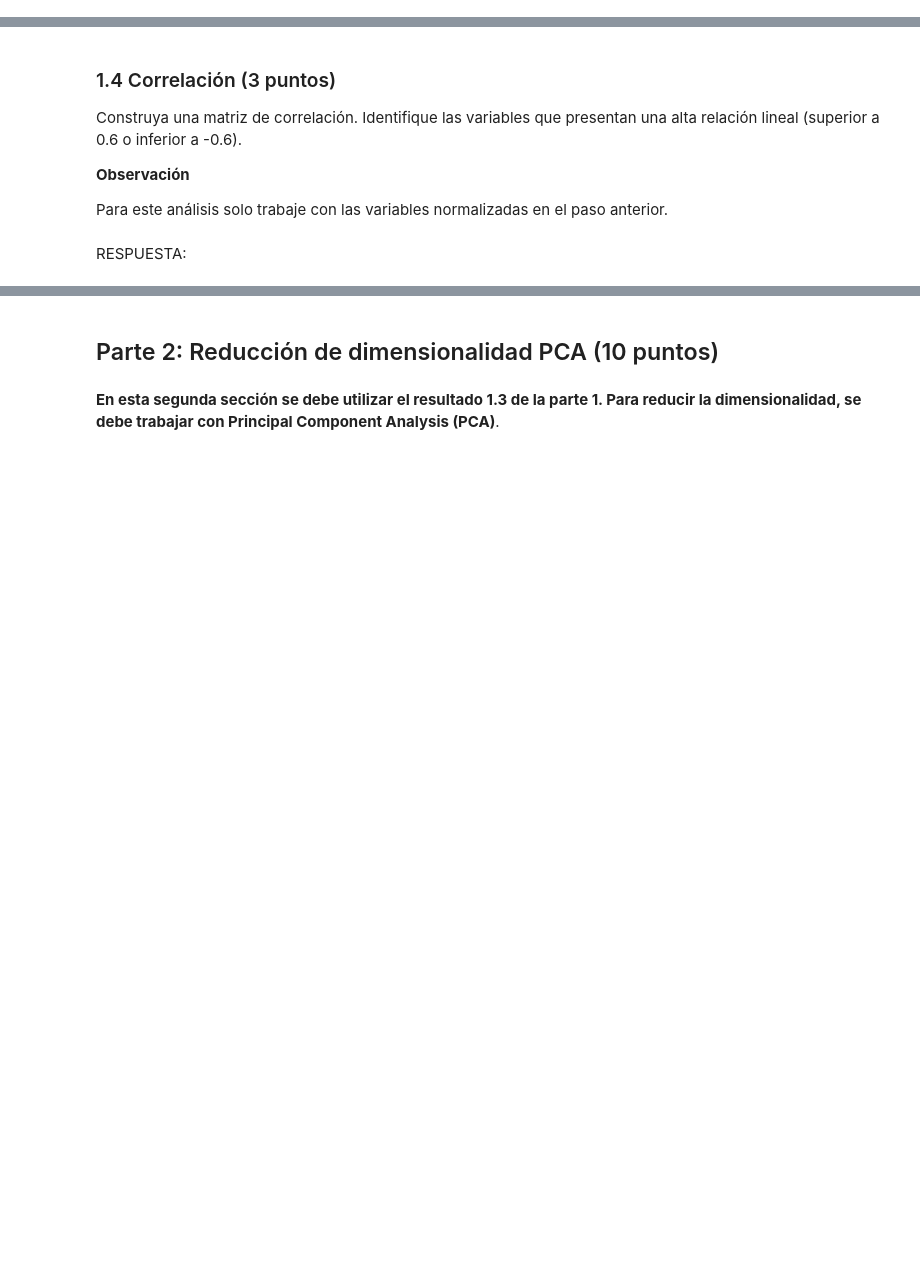
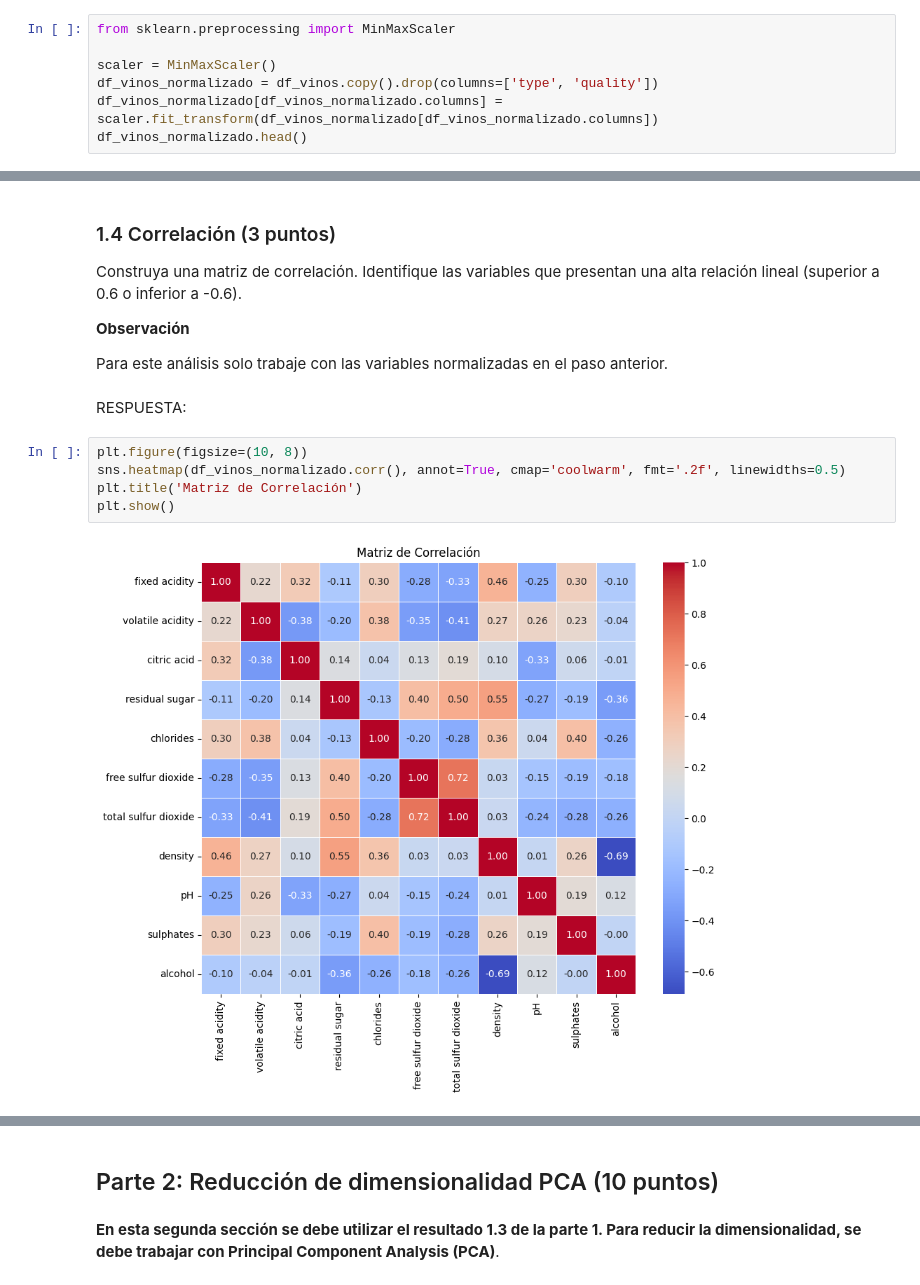
Before and after one commit to DvskyfenixX/mineria_de_datos, a Jupyter notebook: ENUNCIADO - TAREA 1 2025-1.ipynb, the cells around one changed output, grey strips where cells are left out. Saved outputs shown, nothing was run; the diff lists cells and outputs as text; blank space fills up the shorter version.

```diff
--- a/ENUNCIADO - TAREA 1 2025-1.ipynb
+++ b/ENUNCIADO - TAREA 1 2025-1.ipynb
@@ -198,3 +204,10 @@ Realice un proceso de normalización, utilizando MinMaxScaler. No considere las
 Explique por qué es útil realizar esta normalización.
 # %% [markdown]
 RESPUESTA:
+# %%
+from sklearn.preprocessing import MinMaxScaler
+
+scaler = MinMaxScaler()
+df_vinos_normalizado = df_vinos.copy().drop(columns=['type', 'quality'])
+df_vinos_normalizado[df_vinos_normalizado.columns] = scaler.fit_transform(df_vinos_normalizado[df_vinos_normalizado.columns])
+df_vinos_normalizado.head()
@@ -208,3 +230,10 @@ Construya una matriz de correlación. Identifique las variables que presentan un
 Para este análisis solo trabaje con las variables normalizadas en el paso anterior.
 # %% [markdown]
 RESPUESTA:
+# %%
+plt.figure(figsize=(10, 8))
+sns.heatmap(df_vinos_normalizado.corr(), annot=True, cmap='coolwarm', fmt='.2f', linewidths=0.5)
+plt.title('Matriz de Correlación')
+plt.show()
+# %% [output]
+[figure, added]
```
Also changed, not shown: parts of 22 cells of this notebook.
